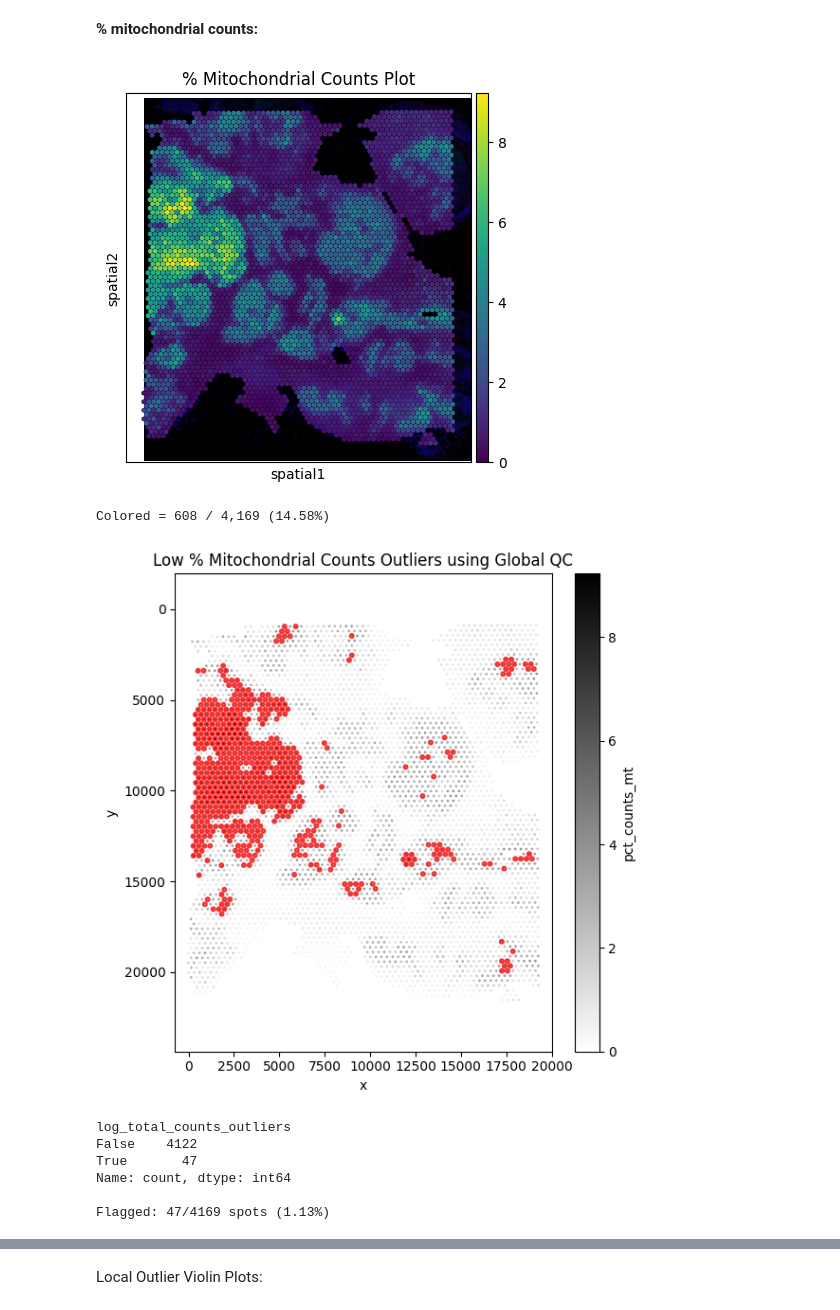
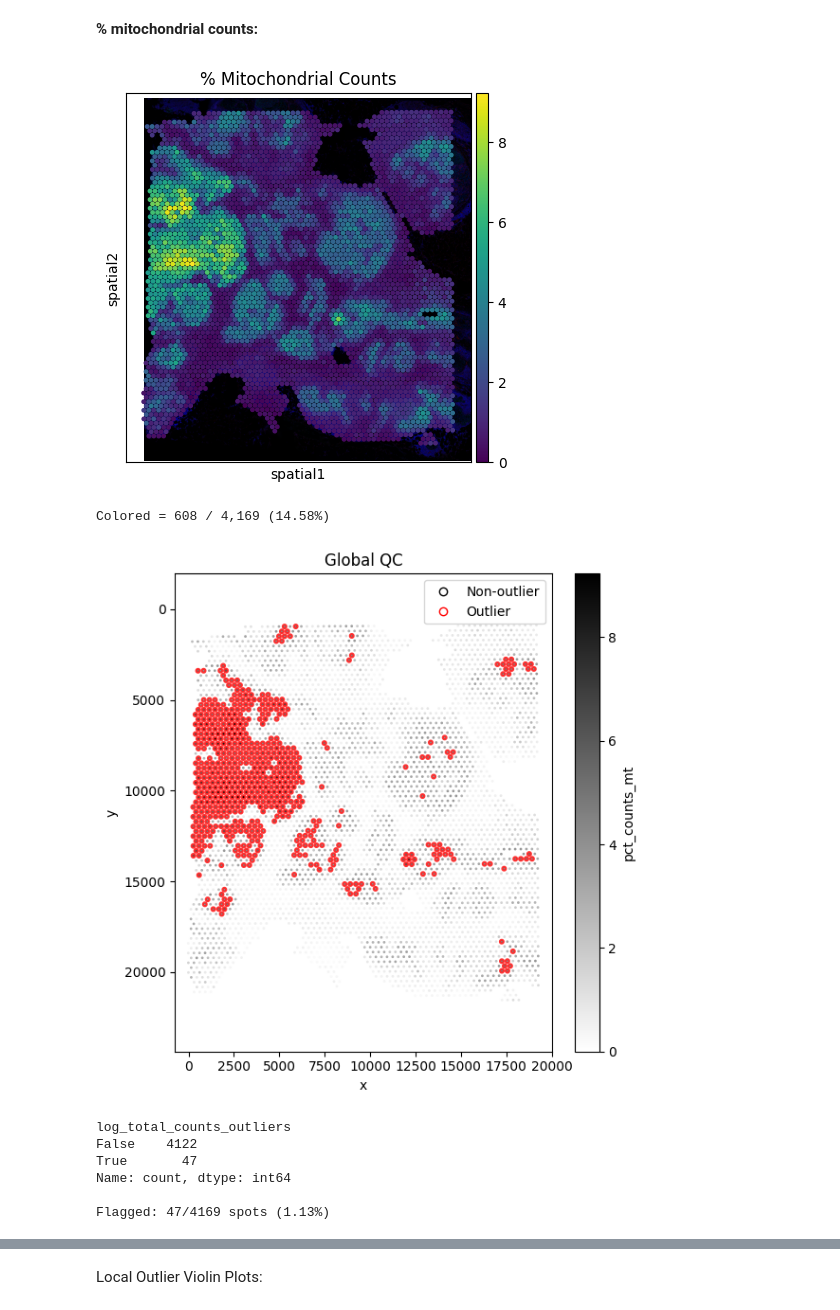
Before and after one commit to danielchen05/SpotSweeper_py_paper, a Jupyter notebook: Visium.ipynb, the cells around one changed output, grey strips where cells are left out. Drawn from its saved outputs; the diff is of its cells as text; code cells hidden in the pictures.

```diff
--- a/Visium.ipynb
+++ b/Visium.ipynb
@@ -362,38 +331,38 @@ Flagged: 47/4169 spots (1.13%)
 # %%
 sc.pl.spatial(
     adata,
     color="pct_counts_mt",
     cmap="viridis",
     size=1.4,
-    title="% Mitochondrial Counts Plot",
+    title="% Mitochondrial Counts",
 )
 
 plot_qc_metric_with_outliers(
     adata=adata,
     sample_id=None,
     metric="pct_counts_mt",
     outliers="high_mt_outlier",       # boolean column
     point_size=2,
     colors=("white", "black"),  # background color gradient
     stroke=1,
-    title="Low % Mitochondrial Counts Outliers using Global QC"
+    title="Global QC"
 )
 plt.show()
 
 lo.local_outliers(adata, metric = "pct_counts_mt", sample_key = "region")
-plot_QC.plot_qc_metrics(adata,"region", metric = "pct_counts_mt", outliers="pct_counts_mt_outliers", title="Low % Mitochondrial Counts Outliers using SpotSweeper QC") # plot outliers
+plot_QC.plot_qc_metrics(adata,"region", metric = "pct_counts_mt", outliers="pct_counts_mt_outliers", title="SpotSweeper QC", legend=True) # plot outliers
 # print summary of outliers detected
 col = "log_total_counts_outliers"
 counts = adata.obs[col].value_counts()
 total = counts.sum()
 flagged = counts.get(True, 0)  # safely handle if no True values
 
 print(counts)
 print(f"\nFlagged: {flagged}/{total} spots ({flagged/total*100:.2f}%)")
 # %% [output]
-[figure, old version]
+[figure, new version]
 Colored = 608 / 4,169 (14.58%)
-[figure, old version]
+[figure, new version]
 log_total_counts_outliers
 False    4122
 True       47
```
Also changed, not shown: parts of 13 cells of this notebook.
